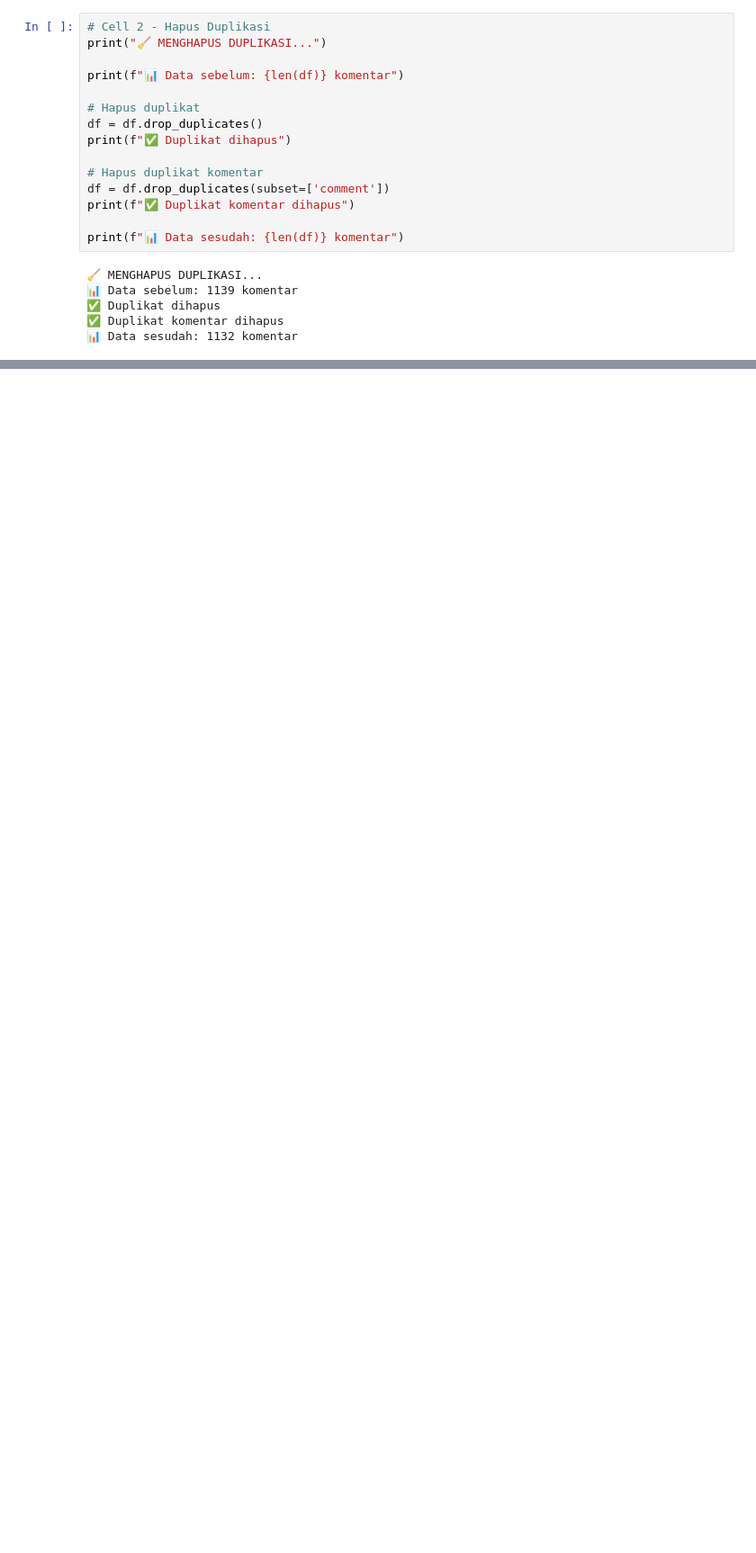
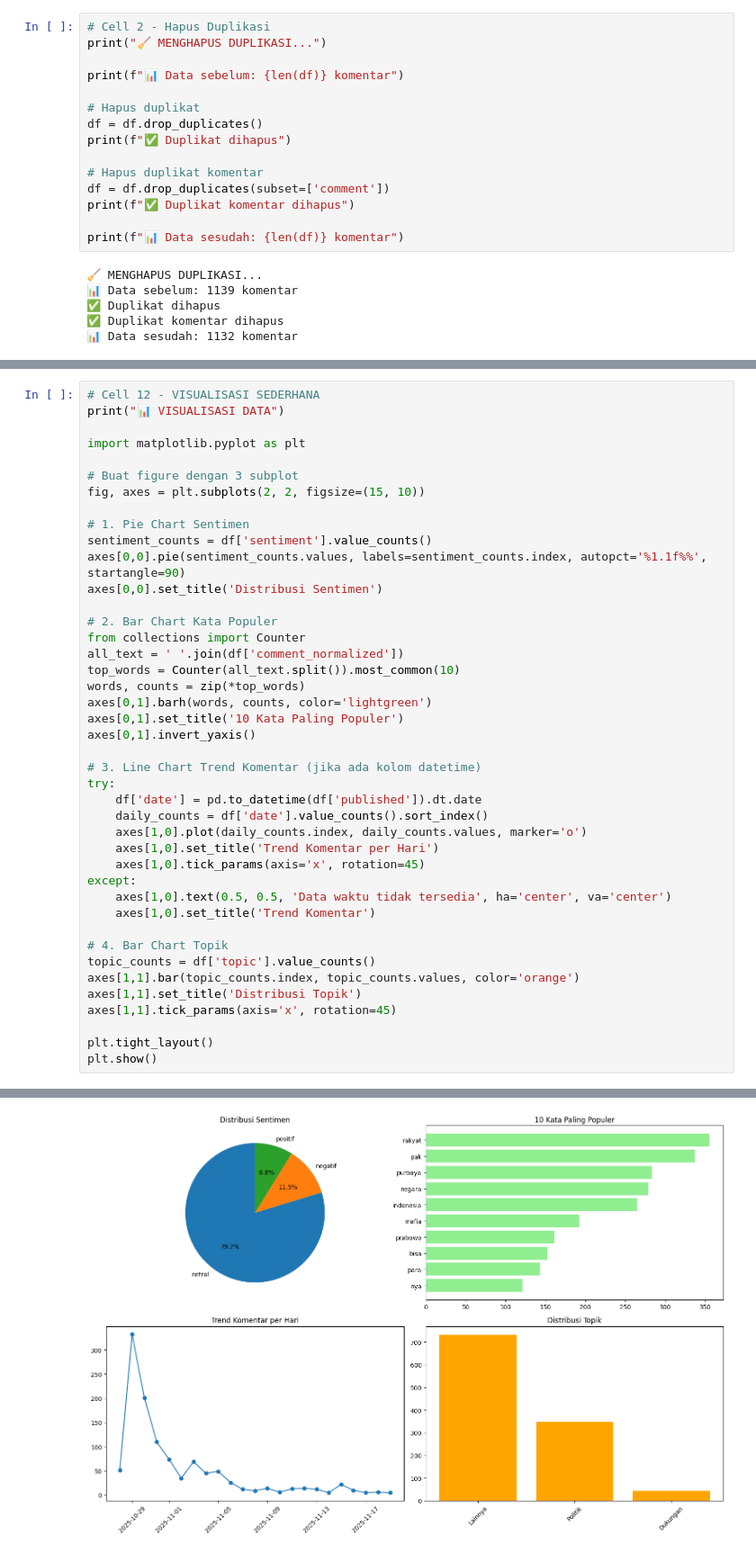
Before and after one commit to Ikrar37/scraping-komen-youtube, a Jupyter notebook: youtube_cleaning.ipynb, the cells around one changed output, grey strips where cells are left out. Shown at 90% size. Drawn from its saved outputs; the diff is of its cells as text; blank space fills up the shorter version.

```diff
--- a/youtube_cleaning.ipynb
+++ b/youtube_cleaning.ipynb
@@ -294,0 +494,43 @@ print(f"\n📊 TOTAL KOMENTAR BERSIH: {len(df)}")
+# %%
+# Cell 12 - VISUALISASI SEDERHANA
+print("📊 VISUALISASI DATA")
+
+import matplotlib.pyplot as plt
+
+# Buat figure dengan 3 subplot
+fig, axes = plt.subplots(2, 2, figsize=(15, 10))
+
+# 1. Pie Chart Sentimen
+sentiment_counts = df['sentiment'].value_counts()
+axes[0,0].pie(sentiment_counts.values, labels=sentiment_counts.index, autopct='%1.1f%%', startangle=90)
+axes[0,0].set_title('Distribusi Sentimen')
+
+# 2. Bar Chart Kata Populer
+from collections import Counter
+all_text = ' '.join(df['comment_normalized'])
+top_words = Counter(all_text.split()).most_common(10)
+words, counts = zip(*top_words)
+axes[0,1].barh(words, counts, color='lightgreen')
+axes[0,1].set_title('10 Kata Paling Populer')
+axes[0,1].invert_yaxis()
+
+# 3. Line Chart Trend Komentar (jika ada kolom datetime)
+try:
+    df['date'] = pd.to_datetime(df['published']).dt.date
+    daily_counts = df['date'].value_counts().sort_index()
+    axes[1,0].plot(daily_counts.index, daily_counts.values, marker='o')
+    axes[1,0].set_title('Trend Komentar per Hari')
+    axes[1,0].tick_params(axis='x', rotation=45)
+except:
+    axes[1,0].text(0.5, 0.5, 'Data waktu tidak tersedia', ha='center', va='center')
+    axes[1,0].set_title('Trend Komentar')
+
+# 4. Bar Chart Topik
+topic_counts = df['topic'].value_counts()
+axes[1,1].bar(topic_counts.index, topic_counts.values, color='orange')
+axes[1,1].set_title('Distribusi Topik')
+axes[1,1].tick_params(axis='x', rotation=45)
+
+plt.tight_layout()
+plt.show()
+# %% [output]
@@ -294,0 +538 @@ print(f"\n📊 TOTAL KOMENTAR BERSIH: {len(df)}")
+[figure, added]
```
Also changed, not shown: parts of 15 cells of this notebook.
